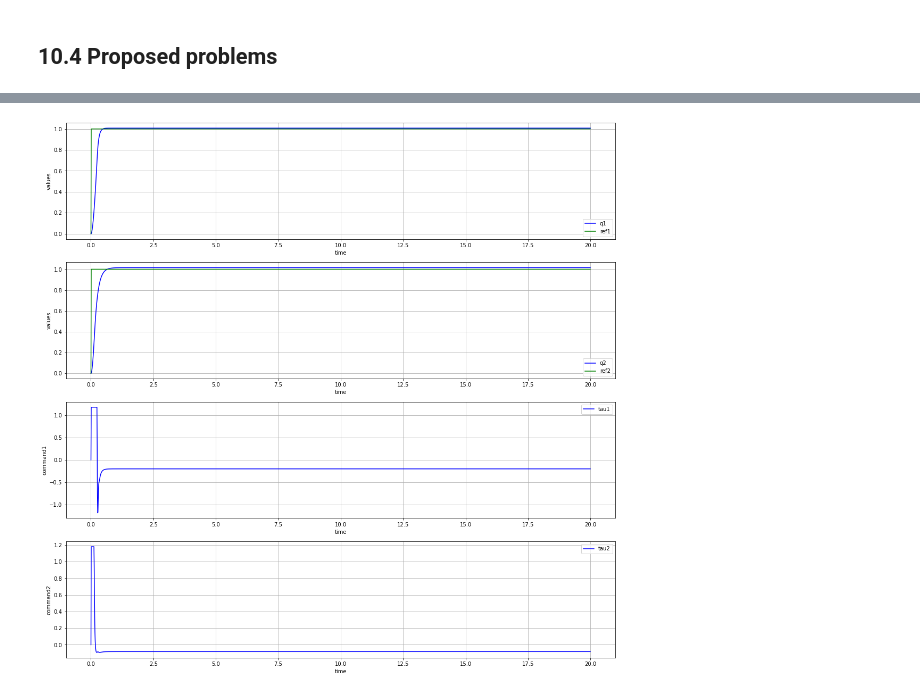
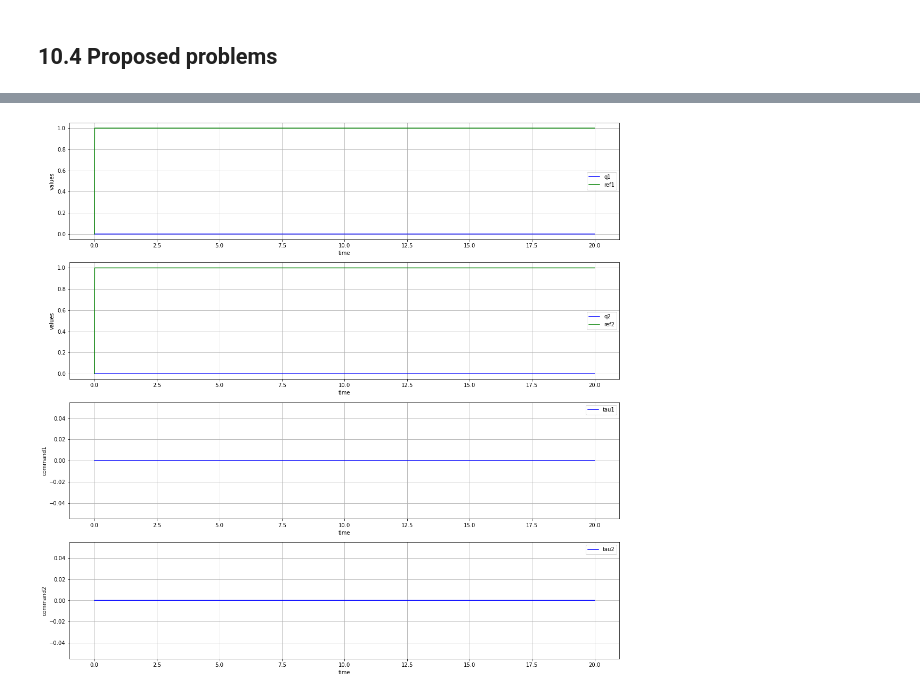
Before and after one commit to tassos/rsc-notebooks, a Jupyter notebook: lab10_ControlDesign.ipynb, the cells around one changed output, grey strips where cells are left out. Drawn from its saved outputs; the diff is of its cells as text; code cells hidden in the pictures.

```diff
--- a/lab10_ControlDesign.ipynb
+++ b/lab10_ControlDesign.ipynb
@@ -293,12 +293,6 @@ import matplotlib.pyplot as plt
 import math as m
 from odeintw import *
 from math import pi
-
-# natural frequencies and damping coeff
-xi  = 1
-wn1 = 30
-wn2 = 15
-
 
 
 def model(x,t,tau):
@@ -339,14 +333,7 @@ tf = 20
 n = int(np.round(tf/dt))
 
 # Desired time samples for the solution.
-# t = np.linspace(0, tf, n)
 t = np.arange(0, tf, dt)
-
-
-# The matrix of input `u`, passed as extra argument to `model`
-# sine references
-# sp = np.array([[np.sin(t)],
-#               [np.sin(t)]]).reshape(2,n)
 
 # step reference
 sp = np.heaviside(t, 0)
@@ -362,31 +349,17 @@ tau2 = np.zeros(n)
 x0 = np.array([[0.0, 0.0],
                [0.0, 0.0]])
 
-e1_prev = sp[0] - q1[0]
-e2_prev = sp[0] - q2[0]
+
+# natural frequencies and damping coeff
+xi  = 1
+wn1 = 30
+wn2 = 15
 
 # solve ODE for each step
-for i in range(1,n):
+for i in range(2,n):
 
     # span for next time step
     tspan = [t[i-1],t[i]]
-
-    e1 = sp[i] - q1[i-1]
-    e2 = sp[i] - q2[i-1]
-
-    d11 = 0.003515*m.cos(q1[i-1])+0.000925*m.cos(q1[i-1])**2+0.026254
-    d22 = 0.023625
-    Kp1 = d11*(wn1**2)
-    Kd1 = 2*xi*d11*wn1
-    Kp2 = d22*(wn2**2)
-    Kd2 = 2*xi*d22*wn2
-
-    tau1[i] = (Kp1 + Kd1/dt)*e1 - Kd1/dt*e1_prev
-    tau2[i] = (Kp2 + Kd2/dt)*e2 - Kd2/dt*e2_prev
-
-    tau1[i] = np.clip(tau1[i], -1.18, 1.18)
-    tau2[i] = np.clip(tau2[i], -1.18, 1.18)
-
 
     tau = np.array([[tau1[i]],[tau2[i]]])
 
@@ -401,8 +374,7 @@ for i in range(1,n):
 
     # next initial condition
     x0 = x[1]
-    e1_prev = e1
-    e2_prev = e2
+
 
 
 
@@ -416,31 +388,31 @@ plt.plot(t, sp, 'g', label='ref1')
 plt.legend(loc='best')
 plt.ylabel('values')
 plt.xlabel('time')
 plt.grid(True)
 
 plt.subplot(4, 1, 2)
 plt.plot(t, q2, 'b', label='q2')
 plt.plot(t, sp, 'g', label='ref2')
 plt.legend(loc='best')
 plt.ylabel('values')
 plt.xlabel('time')
 plt.grid(True)
 
 plt.subplot(4, 1, 3)
 plt.plot(t, tau1, 'b', label='tau1')
 plt.legend(loc='best')
 plt.ylabel('command1')
 plt.xlabel('time')
 plt.grid(True)
 
 plt.subplot(4, 1, 4)
 plt.plot(t, tau2, 'b', label='tau2')
 plt.legend(loc='best')
 plt.ylabel('command2')
 plt.xlabel('time')
 plt.grid(True)
 
 
 plt.show()
 # %% [output]
-[figure, old version]
+[figure, new version]
```
Also changed, not shown: parts of 12 cells of this notebook.
